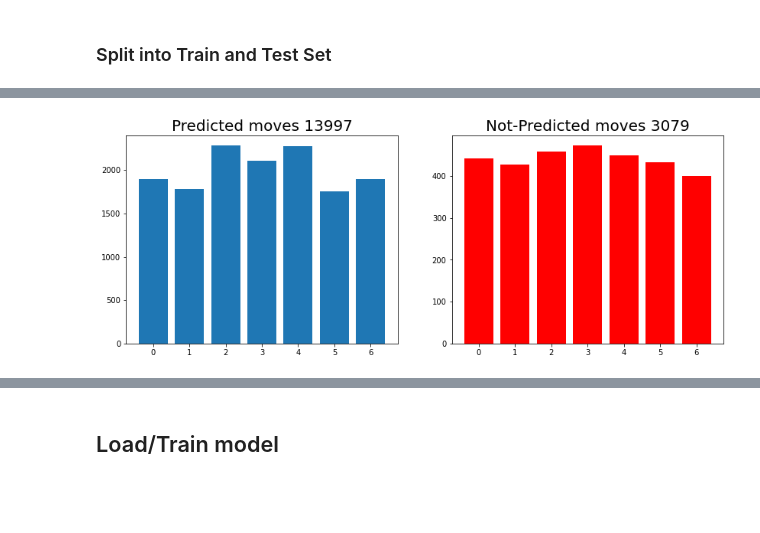
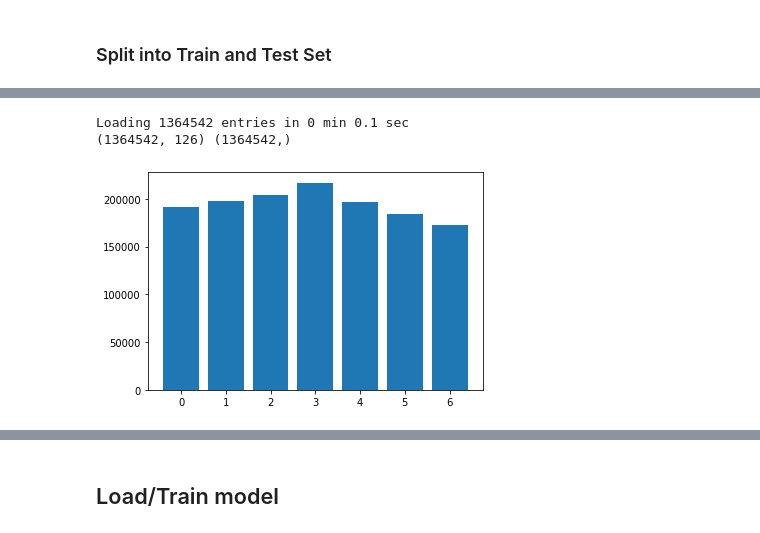
Before and after one commit to nicokestel/Connect4, a Jupyter notebook: agents/agent_mlp/mlp_training/MLP_agent_training.ipynb, the cells around one changed output, grey strips where cells are left out. Saved outputs shown, nothing was run; the diff lists cells and outputs as text; code cells hidden in the pictures; blank space fills up the shorter version.

Commit message:
new training procedure and final dataset/model

```diff
--- a/agents/agent_mlp/mlp_training/MLP_agent_training.ipynb
+++ b/agents/agent_mlp/mlp_training/MLP_agent_training.ipynb
@@ -332,7 +332,17 @@ def clean_data(X: np.ndarray, y: np.ndarray) -> Tuple[np.ndarray, np.ndarray]:
 
     # init new y
     y_new = np.zeros((X_new.shape[0],), dtype=np.int8)
+    n_p = int(y_new.shape[0] * 0.01)
+    p_counter = 0
+    p_count_total = 0
     for i in range(y_new.shape[0]):
+        """p_counter += 1
+        if p_counter == n_p:
+            p_count_total += 1
+            p_counter = 0
+            print('#', end='')
+            if p_count_total % 10 == 0:
+                print(' ', end='')"""
         # moves corresponding to unique boards
         y_to_unique_entry = y[idx_inv == i]
         # frequency of moves
@@ -340,6 +350,7 @@ def clean_data(X: np.ndarray, y: np.ndarray) -> Tuple[np.ndarray, np.ndarray]:
         # most frequent move
         y_new[i] = columns[np.argmax(counts)].astype(np.int8)
 
+    print()
     return X_new, y_new
 # %% [markdown]
 ### Hot-One Encoding
@@ -404,30 +365,38 @@ Inserting 1096311 entries in 0 min 0.1 sec
-# %%
-mlp = joblib.load(MODEL)
-
-def split_predicted(X: np.ndarray, y: np.ndarray, mlp: MLPClassifier) -> Tuple[np.ndarray, np.ndarray,
-                                                                               np.ndarray, np.ndarray]:
-    y_hat = mlp.predict(X)
-
-    X_pred, y_pred = X[y_hat == y], y[y_hat == y]
-    X_npred, y_npred = X[y_hat != y], y[y_hat != y]
-
-    return X_pred, X_npred, y_pred, y_npred
-
-X_pred, X_npred, y_pred, y_npred = split_predicted(X, y, mlp)
-
-X_pred.shape, X_npred.shape, y_pred.shape, y_npred.shape
-
-
-fig = plt.figure(figsize=(14, 5))
-
-plt.subplot(121)
-v_pred, c_pred = np.unique(y_pred, return_counts=True)
-plt.title(f'Predicted moves {len(y_pred)}', size=20)
-_ = plt.bar(v_pred, c_pred)
-
-plt.subplot(122)
-plt.title(f'Not-Predicted moves {len(y_npred)}', size=20)
-v_npred, c_npred = np.unique(y_npred, return_counts=True)
-_ = plt.bar(v_npred, c_npred, color='red')
-# %% [output]
-[figure, removed]
+# %%
+DATA = 'data/F_C_E_RA_RA_500000_10p.mat'
+MODEL = 'models/FINAL.pkl'
+
+t0 = time()
+data = scipy.io.loadmat(DATA)
+X, y = data['data'], data['labels'][0, :]
+#X, _, y, _ = train_test_split(X, y, train_size=0.1, stratify=y)
+td = time()
+print(f'Loading {len(y)} entries in {((td - t0) // 60):.0f} min {((td - t0) % 60):.1f} sec')
+print(X.shape, y.shape)
+
+"""t0 = time()
+X, y = insert_flipped_boards(X, y)
+td = time()
+print(f'Inserting {int(len(y) / 2)} entries in {((td - t0) // 60):.0f} min {((td - t0) % 60):.1f} sec')
+print(X.shape, y.shape)
+
+t0 = time()
+org_len = len(y)
+X, y = clean_data(X, y)
+td = time()
+print(f'After cleaning {(1 - (len(y) / org_len)):.3f} ({org_len - len(y)}) entries in {((td - t0) // 60):.0f} min {((td - t0) % 60):.1f} sec')
+print(X.shape, y.shape)
+
+t0 = time()
+X = onehotencoding(X)
+td = time()
+print(f'Encoding {len(y)} entries in {((td - t0) // 60):.0f} min {((td - t0) % 60):.1f} sec')
+print(X.shape, y.shape)"""
+
+
+values, counts = np.unique(y, return_counts=True)
+_ = plt.bar(values, counts)
+# %% [output]
+Loading 1364542 entries in 0 min 0.1 sec
+(1364542, 126) (1364542,)
+[figure, added]
```
Also changed, not shown: parts of 7 cells of this notebook, 3 other files.
